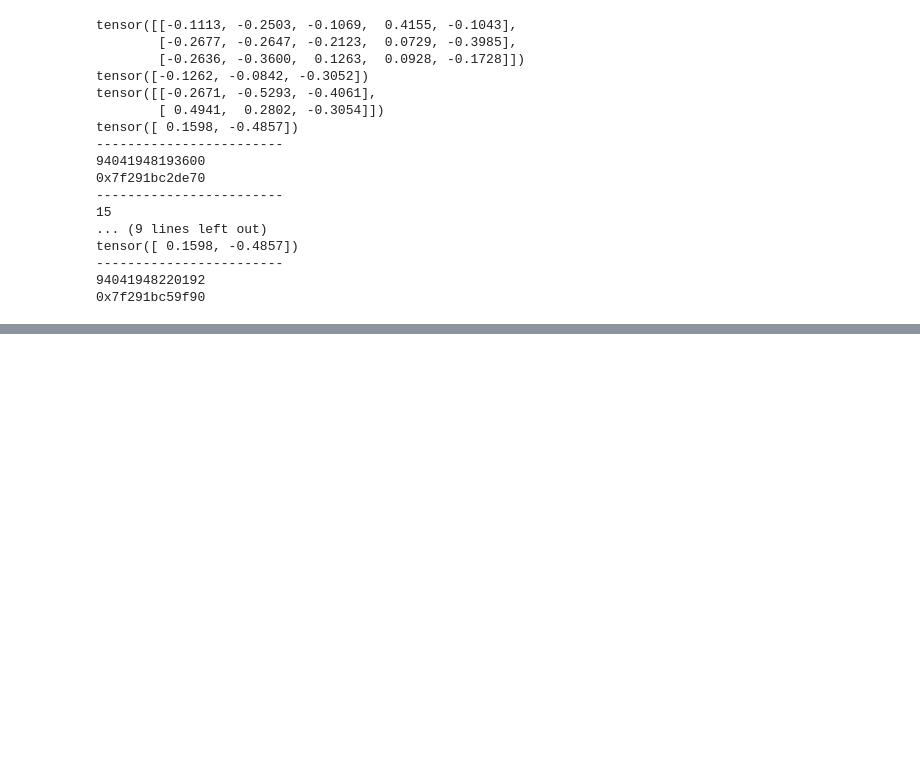
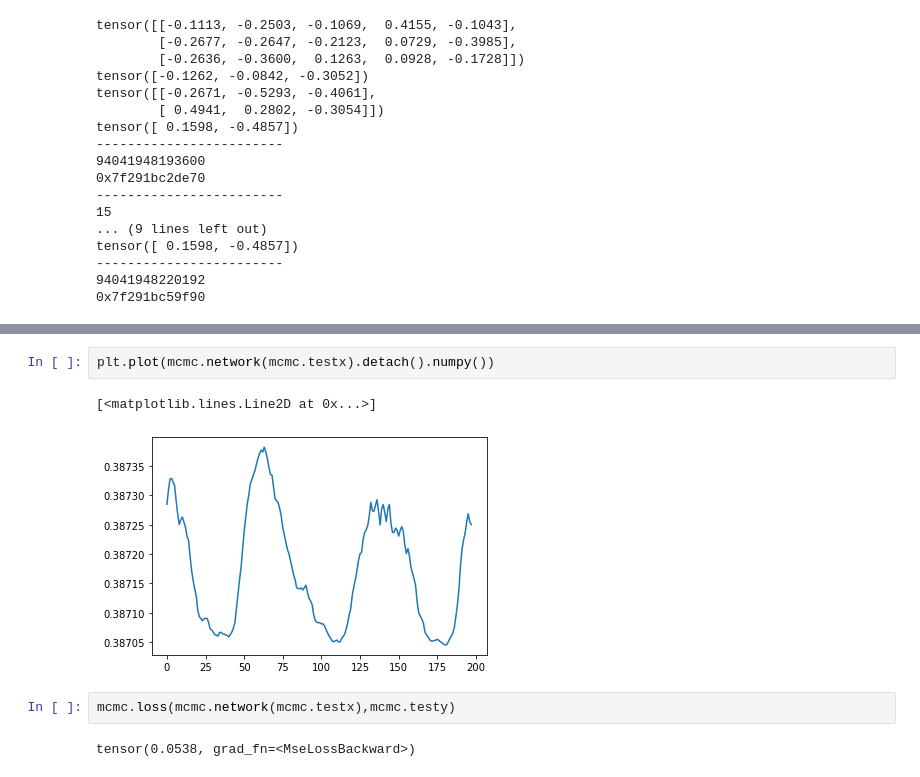
Before and after one commit to lu0x1a0/SA_PT_LG_MCMC_DNN, a Jupyter notebook: lgmcmc.ipynb, the cells around one changed output, grey strips where cells are left out. Drawn from its saved outputs; the diff is of its cells as text; blank space fills up the shorter version.

```diff
--- a/lgmcmc.ipynb
+++ b/lgmcmc.ipynb
@@ -123,0 +588,9 @@ torch.Tensor
+# %%
+plt.plot(mcmc.network(mcmc.testx).detach().numpy())
+# %% [output]
+[<matplotlib.lines.Line2D at 0x...>]
+[figure, added]
+# %%
+mcmc.loss(mcmc.network(mcmc.testx),mcmc.testy)
+# %% [output]
+tensor(0.0538, grad_fn=<MseLossBackward>)
```
Also changed, not shown: parts of 18 cells of this notebook, 1 other file.
